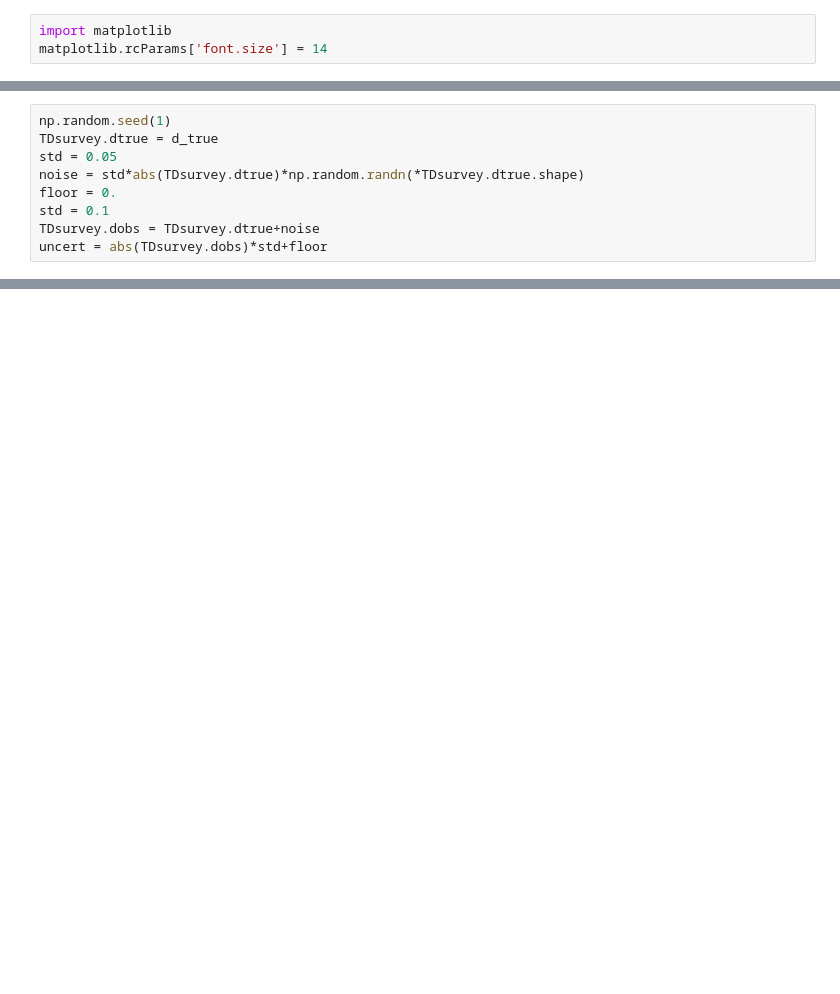
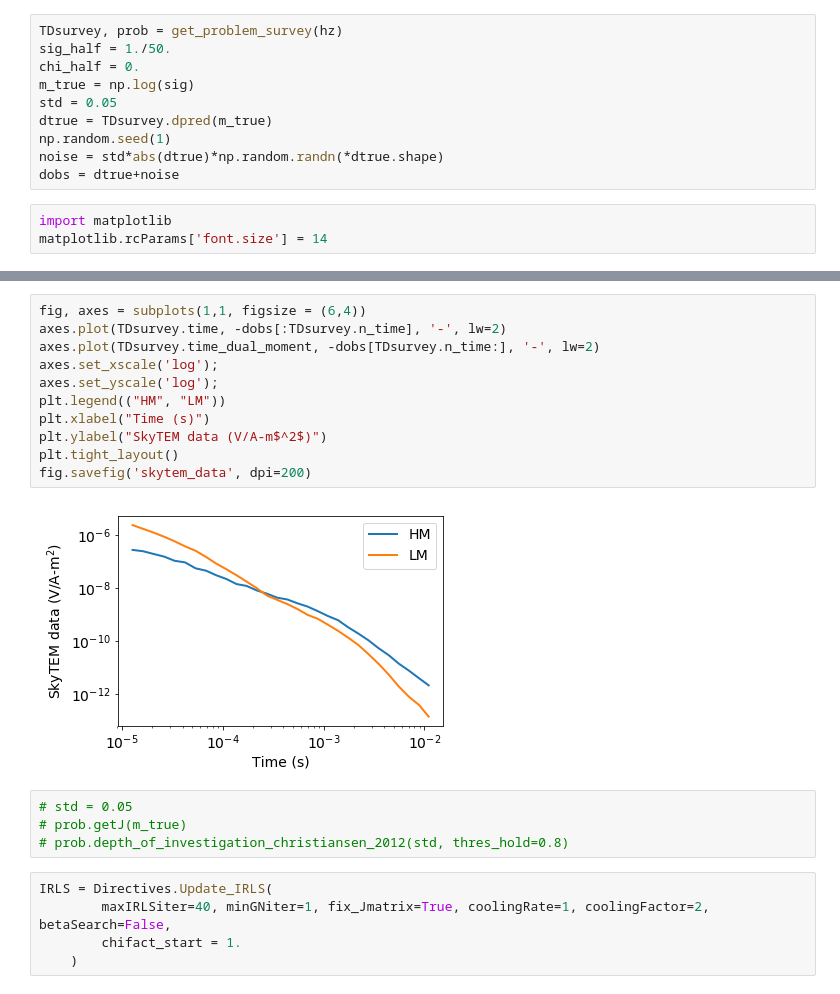
Before and after one commit to simpeg/simpegEM1D, a Jupyter notebook: notebooks/examples/EM1D_inversion_TD_layers_dual_moment_proposal.ipynb, the cells around one changed output, grey strips where cells are left out. Saved outputs shown, nothing was run; the diff lists cells and outputs as text; blank space fills up the shorter version.

```diff
--- a/notebooks/examples/EM1D_inversion_TD_layers_dual_moment_proposal.ipynb
+++ b/notebooks/examples/EM1D_inversion_TD_layers_dual_moment_proposal.ipynb
@@ -62,3 +65,13 @@ m_true = np.log(sig)
+# %%
+TDsurvey, prob = get_problem_survey(hz)
+sig_half = 1./50.
+chi_half = 0.
+m_true = np.log(sig)
+std = 0.05
+dtrue = TDsurvey.dpred(m_true)
+np.random.seed(1)
+noise = std*abs(dtrue)*np.random.randn(*dtrue.shape)
+dobs = dtrue+noise
 # %%
 import matplotlib
 matplotlib.rcParams['font.size'] = 14
@@ -89,9 +77,0 @@ Wall time: 214 ms
-# %%
-np.random.seed(1)
-TDsurvey.dtrue = d_true
-std = 0.05
-noise = std*abs(TDsurvey.dtrue)*np.random.randn(*TDsurvey.dtrue.shape)
-floor = 0.
-std = 0.1
-TDsurvey.dobs = TDsurvey.dtrue+noise
-uncert = abs(TDsurvey.dobs)*std+floor
@@ -216,0 +89,22 @@ axes.set_yscale('log');
+# %%
+fig, axes = subplots(1,1, figsize = (6,4))
+axes.plot(TDsurvey.time, -dobs[:TDsurvey.n_time], '-', lw=2)
+axes.plot(TDsurvey.time_dual_moment, -dobs[TDsurvey.n_time:], '-', lw=2)
+axes.set_xscale('log');
+axes.set_yscale('log');
+plt.legend(("HM", "LM"))
+plt.xlabel("Time (s)")
+plt.ylabel("SkyTEM data (V/A-m$^2$)")
+plt.tight_layout()
+fig.savefig('skytem_data', dpi=200)
+# %% [output]
+[figure, added]
+# %%
+# std = 0.05
+# prob.getJ(m_true)
+# prob.depth_of_investigation_christiansen_2012(std, thres_hold=0.8)
+# %%
+IRLS = Directives.Update_IRLS(
+        maxIRLSiter=40, minGNiter=1, fix_Jmatrix=True, coolingRate=1, coolingFactor=2, betaSearch=False,
+        chifact_start = 1.
+    )
```
Also changed, not shown: parts of 38 cells of this notebook, 8 other files.
